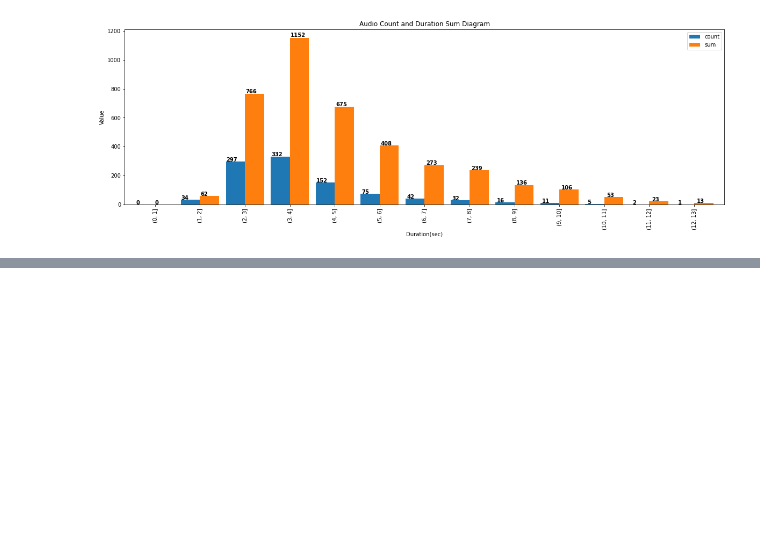
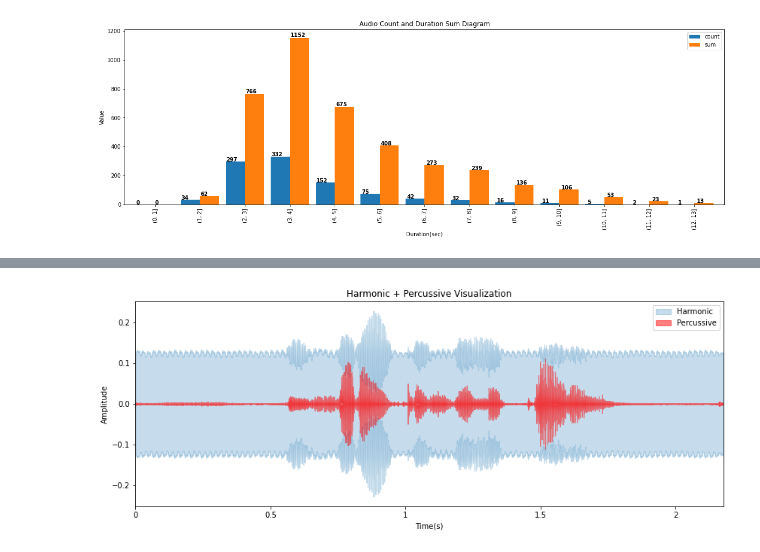
Before and after one commit to ItsDebol/AMH-STT, a Jupyter notebook: notebooks/AudioExploration.ipynb, the cells around one changed output, grey strips where cells are left out. Saved outputs shown, nothing was run; the diff lists cells and outputs as text; code cells hidden in the pictures; blank space fills up the shorter version.

```diff
--- a/notebooks/AudioExploration.ipynb
+++ b/notebooks/AudioExploration.ipynb
@@ -174,0 +163,4 @@ ae.get_chroma_visualization(0)
+# %%
+# Check harmonic and percussive visualization
+ae.get_harmonic_percussive_visualization(966)
+# %% [output]
@@ -174,0 +168 @@ ae.get_chroma_visualization(0)
+[figure, added]
```
Also changed, not shown: parts of 49 cells of this notebook, 1 other file.
